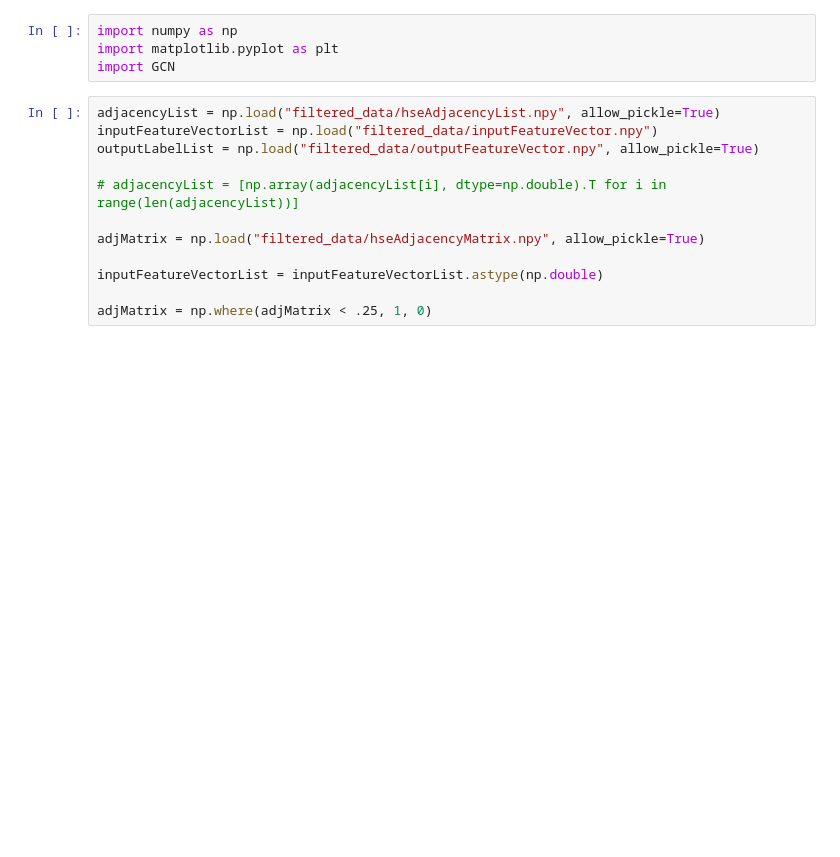
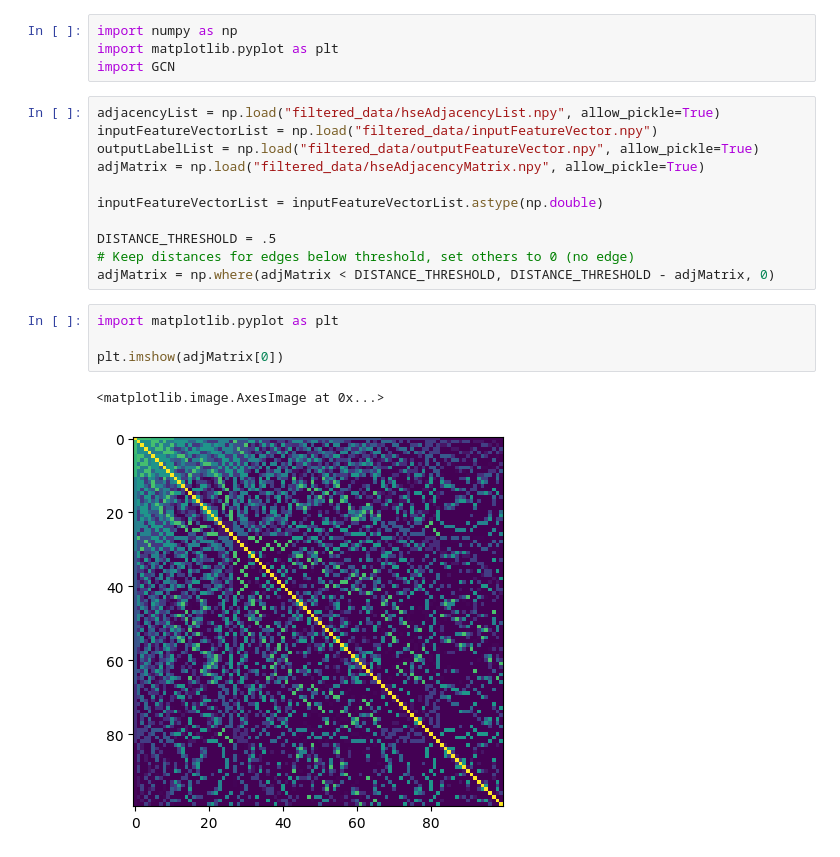
Before and after one commit to petedowney/CrystalDefects, a Jupyter notebook: train.ipynb, the cells around one changed output. Saved outputs shown, nothing was run; the diff lists cells and outputs as text; blank space fills up the shorter version.

```diff
--- a/train.ipynb
+++ b/train.ipynb
@@ -6,14 +6,20 @@ import GCN
 adjacencyList = np.load("filtered_data/hseAdjacencyList.npy", allow_pickle=True)
 inputFeatureVectorList = np.load("filtered_data/inputFeatureVector.npy")
 outputLabelList = np.load("filtered_data/outputFeatureVector.npy", allow_pickle=True)
-
-# adjacencyList = [np.array(adjacencyList[i], dtype=np.double).T for i in range(len(adjacencyList))]
-
 adjMatrix = np.load("filtered_data/hseAdjacencyMatrix.npy", allow_pickle=True)
 
 inputFeatureVectorList = inputFeatureVectorList.astype(np.double)
 
-adjMatrix = np.where(adjMatrix < .25, 1, 0)
+DISTANCE_THRESHOLD = .5
+# Keep distances for edges below threshold, set others to 0 (no edge)
+adjMatrix = np.where(adjMatrix < DISTANCE_THRESHOLD, DISTANCE_THRESHOLD - adjMatrix, 0)
+# %%
+import matplotlib.pyplot as plt
+
+plt.imshow(adjMatrix[0])
+# %% [output]
+<matplotlib.image.AxesImage at 0x...>
+[figure, added]
 # %%
 # reload the gcn lib
 import GCN
```
Also changed, not shown: parts of 4 cells of this notebook, 4 other files.
